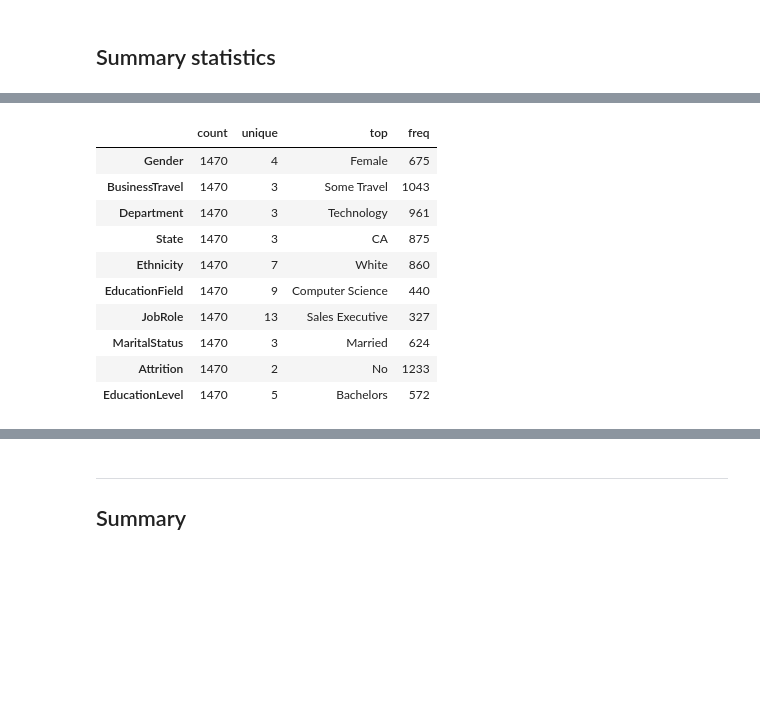
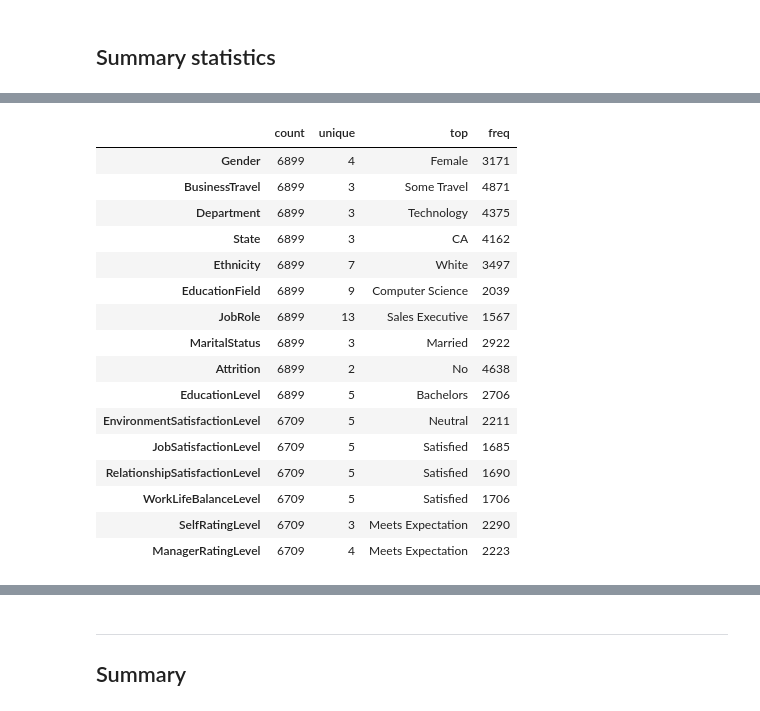
Before and after one commit to 1145267383/HR_Project, a Jupyter notebook: 02-DEA_Questions/01-Python_DEA.ipynb, the cells around one changed output, grey strips where cells are left out. Saved outputs shown, nothing was run; the diff lists cells and outputs as text; code cells hidden in the pictures; blank space fills up the shorter version.

```diff
--- a/02-DEA_Questions/01-Python_DEA.ipynb
+++ b/02-DEA_Questions/01-Python_DEA.ipynb
@@ -18,6 +18,7 @@ sns.set()
 # %%
 import pyodbc
 import pandas as pd
+
 
 def read_sql_query(query):
 
@@ -52,11 +53,11 @@ def read_sql_query(query):
 
     except Exception as e:
         print(f"Error: {e}")
+        connection.close()
         return None
 
     finally:
         # close connection
-        if 'connection' in locals():
-            connection.close()
+        connection.close()
 # %% [markdown]
 # Employees
@@ -111,0 +64,10 @@ Connection successful!
+# %%
+pth= "../00-Dataset_Data_Model/"
+df_employees = pd.read_csv(f"{pth}06-All_Data_Employees.csv")
+
+## Load Dataset of All_Data_Employees.csv (the view "FullEmployeePerformanceView")
+query = """SELECT * FROM FullEmployeePerformanceView;"""
+
+df_employees = read_sql_query(query)
+
+df_employees.head()
@@ -136,19 +105,23 @@ memory usage: 264.3+ KB
 
 ## Summary statistics
 # %%
-numeric_employees = [
+numeric_df_employees = [
     "Age",
     "DistanceFromHome",
     "Salary",
     "StockOptionLevel",
     "OverTime",
+    "HireDate",
     "YearsAtCompany",
     "YearsInMostRecentRole",
     "YearsSinceLastPromotion",
-    "YearsWithCurrManager"
+    "YearsWithCurrManager",
+    "ReviewDate",
+    "TrainingOpportunitiesWithinYear",
+    "TrainingOpportunitiesTaken"
 ]
 
-categorical_employees =[
+categorical_df_employees =[
     "Gender",
     "BusinessTravel",
     "Department",
@@ -158,7 +131,13 @@ categorical_employees =[
     "JobRole",
     "MaritalStatus",
     "Attrition",
-    "EducationLevel"
+    "EducationLevel",
+    "EnvironmentSatisfactionLevel",
+    "JobSatisfactionLevel",
+    "RelationshipSatisfactionLevel",
+    "WorkLifeBalanceLevel",
+    "SelfRatingLevel",
+    "ManagerRatingLevel"
 ]
 # %%
 # Summary statistics of numeric
@@ -176,17 +155,23 @@ employees[numeric_employees].describe()
 # %%
 # Summary statistics of categorical
-employees[categorical_employees].describe().T
+df_employees[categorical_df_employees].describe().T
 # %% [output]
 |  | count | unique | top | freq |
-| Gender | 1470 | 4 | Female | 675 |
-| BusinessTravel | 1470 | 3 | Some Travel | 1043 |
-| Department | 1470 | 3 | Technology | 961 |
-| State | 1470 | 3 | CA | 875 |
-| Ethnicity | 1470 | 7 | White | 860 |
-| EducationField | 1470 | 9 | Computer Science | 440 |
-| JobRole | 1470 | 13 | Sales Executive | 327 |
-| MaritalStatus | 1470 | 3 | Married | 624 |
-| Attrition | 1470 | 2 | No | 1233 |
-| EducationLevel | 1470 | 5 | Bachelors | 572 |
+| Gender | 6899 | 4 | Female | 3171 |
+| BusinessTravel | 6899 | 3 | Some Travel | 4871 |
+| Department | 6899 | 3 | Technology | 4375 |
+| State | 6899 | 3 | CA | 4162 |
+| Ethnicity | 6899 | 7 | White | 3497 |
+| EducationField | 6899 | 9 | Computer Science | 2039 |
+| JobRole | 6899 | 13 | Sales Executive | 1567 |
+| MaritalStatus | 6899 | 3 | Married | 2922 |
+| Attrition | 6899 | 2 | No | 4638 |
+| EducationLevel | 6899 | 5 | Bachelors | 2706 |
+| EnvironmentSatisfactionLevel | 6709 | 5 | Neutral | 2211 |
+| JobSatisfactionLevel | 6709 | 5 | Satisfied | 1685 |
+| RelationshipSatisfactionLevel | 6709 | 5 | Satisfied | 1690 |
+| WorkLifeBalanceLevel | 6709 | 5 | Satisfied | 1706 |
+| SelfRatingLevel | 6709 | 3 | Meets Expectation | 2290 |
+| ManagerRatingLevel | 6709 | 4 | Meets Expectation | 2223 |
 # %%
 # Summary statistics of categorical
```
Also changed, not shown: parts of 18 cells of this notebook, 9 other files.
